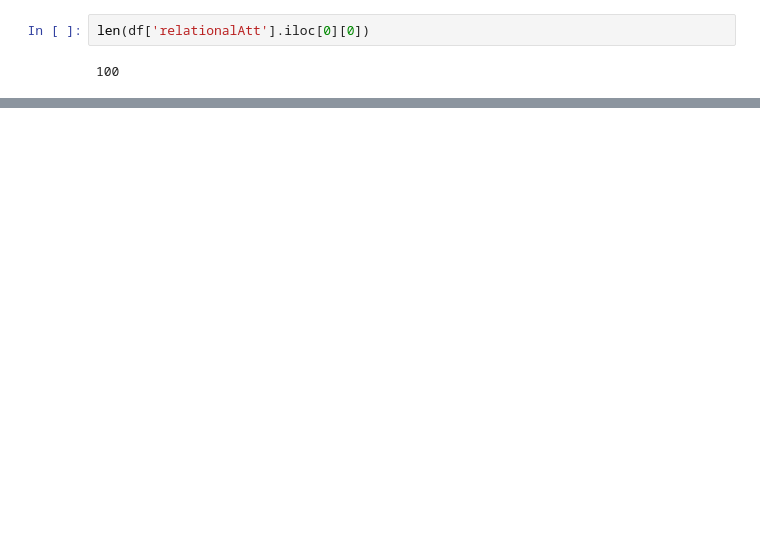
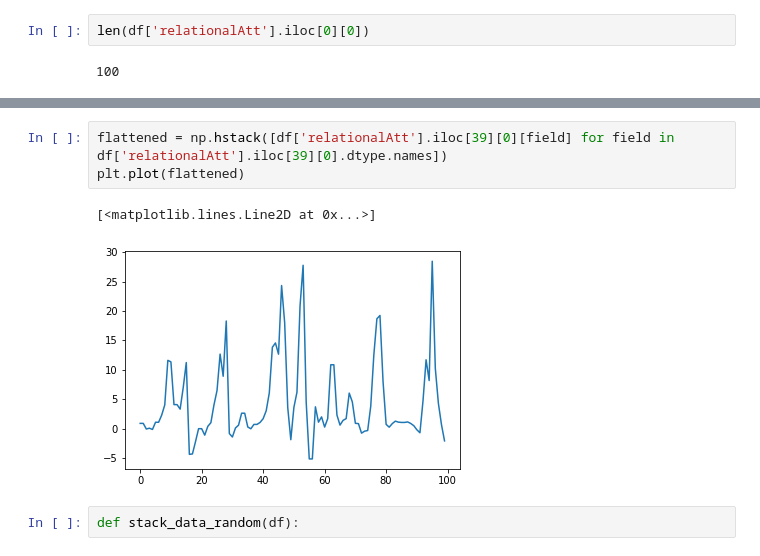
Before and after one commit to damjam212/TimeSeriesSegmentation, a Jupyter notebook: Data_segmentation.ipynb, the cells around one changed output, grey strips where cells are left out. Cells and saved outputs as stored; diff of their text form; blank space fills up the shorter version.

Commit message:
feat: add cells for data presentation

```diff
--- a/Data_segmentation.ipynb
+++ b/Data_segmentation.ipynb
@@ -58,0 +74,8 @@ len(df['relationalAtt'].iloc[0][0])
+# %%
+flattened = np.hstack([df['relationalAtt'].iloc[39][0][field] for field in df['relationalAtt'].iloc[39][0].dtype.names])
+plt.plot(flattened)
+# %% [output]
+[<matplotlib.lines.Line2D at 0x...>]
+[figure, added]
+# %%
+def stack_data_random(df):
```
Also changed, not shown: parts of 9 cells of this notebook.
